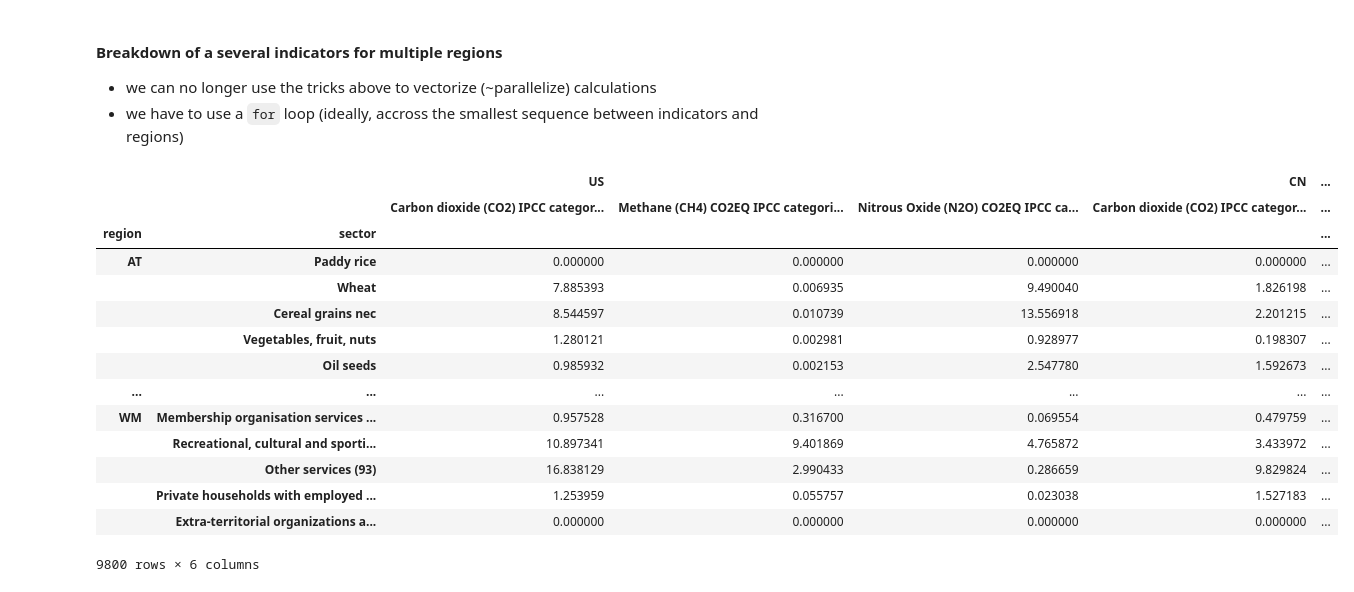
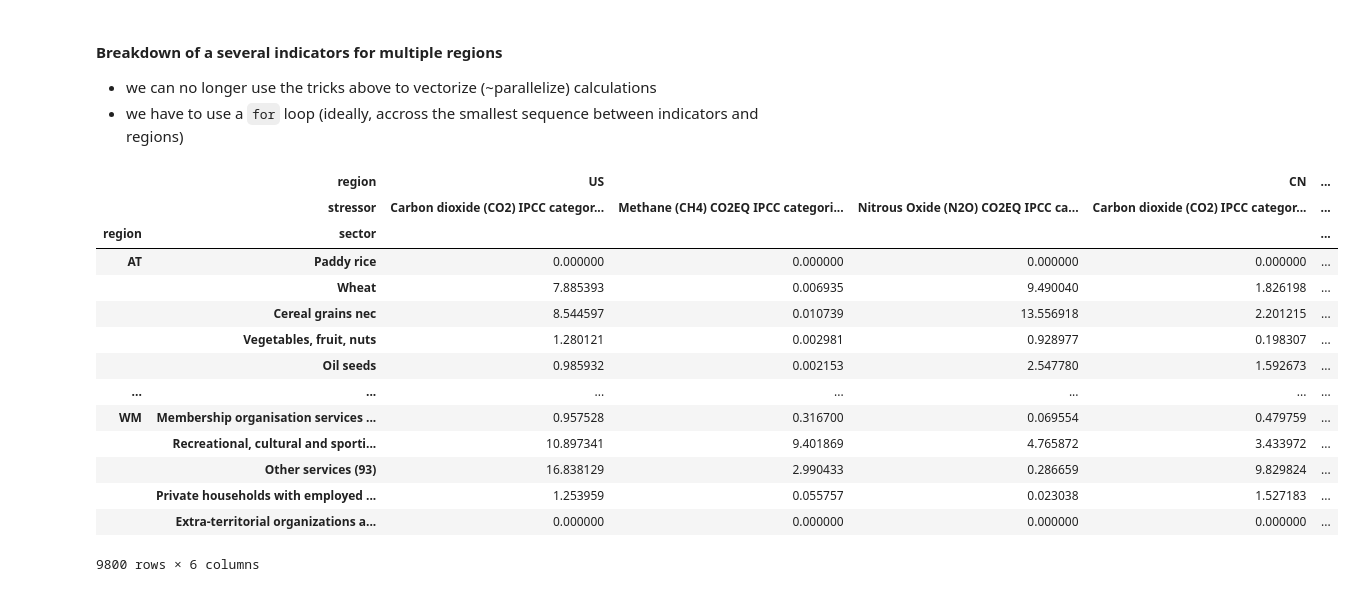
Before and after one commit to adrien-perello/EEIOA, a Jupyter notebook: scripts/05_exiobase_introduction.ipynb, the cells around one changed output. Cells and saved outputs as stored; diff of their text form; code cells hidden in the pictures.

```diff
--- a/scripts/05_exiobase_introduction.ipynb
+++ b/scripts/05_exiobase_introduction.ipynb
@@ -405,22 +489,22 @@ if not np.allclose(F_gwp100_total_per_sector_1country, F_gwp100_total_per_sector
 # %%
 countries = ['US', 'CN']
 
 # Create empty DataFrame
 columns = pd.MultiIndex.from_product([countries, GHG], names=['region', 'stressor'])
-F_ghg_total_per_sector = pd.DataFrame(np.nan, index=region_and_sector_labels, columns=columns)
+F_ghg_total_per_import = pd.DataFrame(np.nan, index=region_and_sector_labels, columns=columns)
 
 f_ghg = f.loc[GHG]  # multiple indicators
 
 for country in countries:
-    Y_1country = Y.loc[:, country].sum(axis=1)  # 1 country for multiple indicators
-    F_1country = f_ghg * (L @ Y_1country)
-    F_1country = F_1country.T  # transpose to ensure it will fit with the DataFrame shape
-    F_ghg_total_per_sector.loc[:, country] = F_1country.values  # only insert (np.array).values (not the whole dataframe)
+    Y_total_1country = Y.loc[:, country].sum(axis=1)  # 1 country for multiple indicators
+    F_ghg_total_1country = f_ghg * (L @ Y_total_1country)
+    F_ghg_total_1country = F_ghg_total_1country.T  # transpose to ensure it will fit with the DataFrame shape
+    F_ghg_total_per_import.loc[:, country] = F_ghg_total_1country.values  # only insert (np.array).values (not the whole dataframe)
 
-F_ghg_total_per_sector
+F_ghg_total_per_import
 # %% [output]
-|  |  | US |  |  | CN | ... |
-|  |  | Carbon dioxide (CO2) IPCC categor... | Methane (CH4) CO2EQ IPCC categori... | Nitrous Oxide (N2O) CO2EQ IPCC ca... | Carbon dioxide (CO2) IPCC categor... | ... |
+|  | region | US |  |  | CN | ... |
+|  | stressor | Carbon dioxide (CO2) IPCC categor... | Methane (CH4) CO2EQ IPCC categori... | Nitrous Oxide (N2O) CO2EQ IPCC ca... | Carbon dioxide (CO2) IPCC categor... | ... |
 | region | sector |  |  |  |  | ... |
 | AT | Paddy rice | 0.000000 | 0.000000 | 0.000000 | 0.000000 | ... |
 |  | Wheat | 7.885393 | 0.006935 | 9.490040 | 1.826198 | ... |
```
Also changed, not shown: parts of 18 cells of this notebook.
